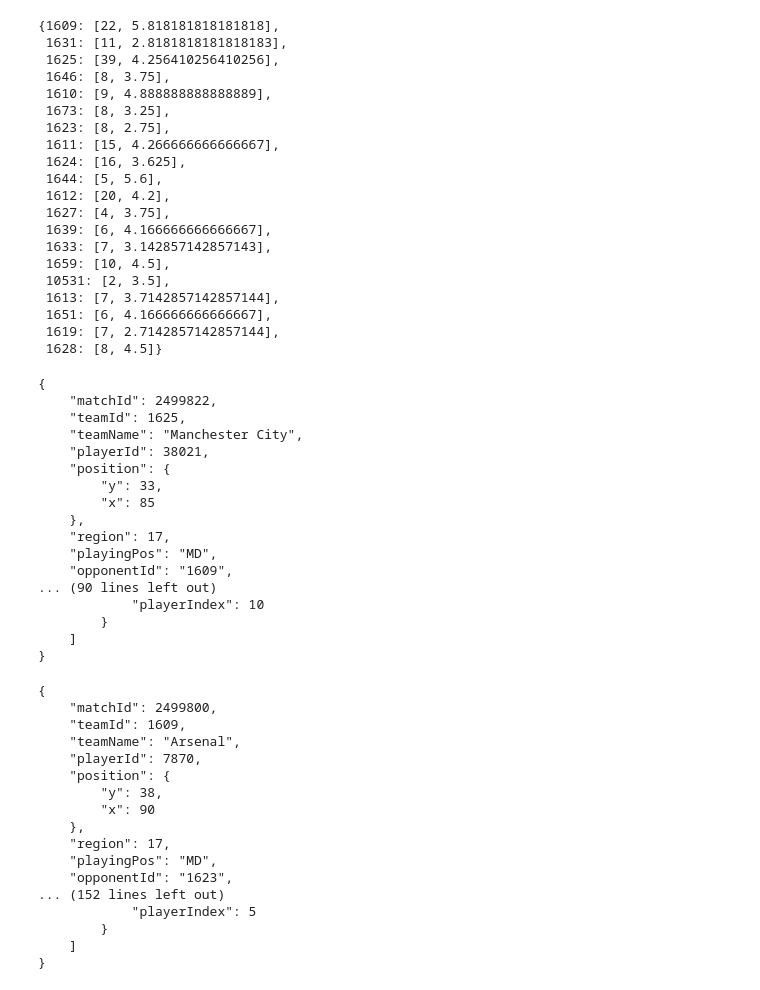
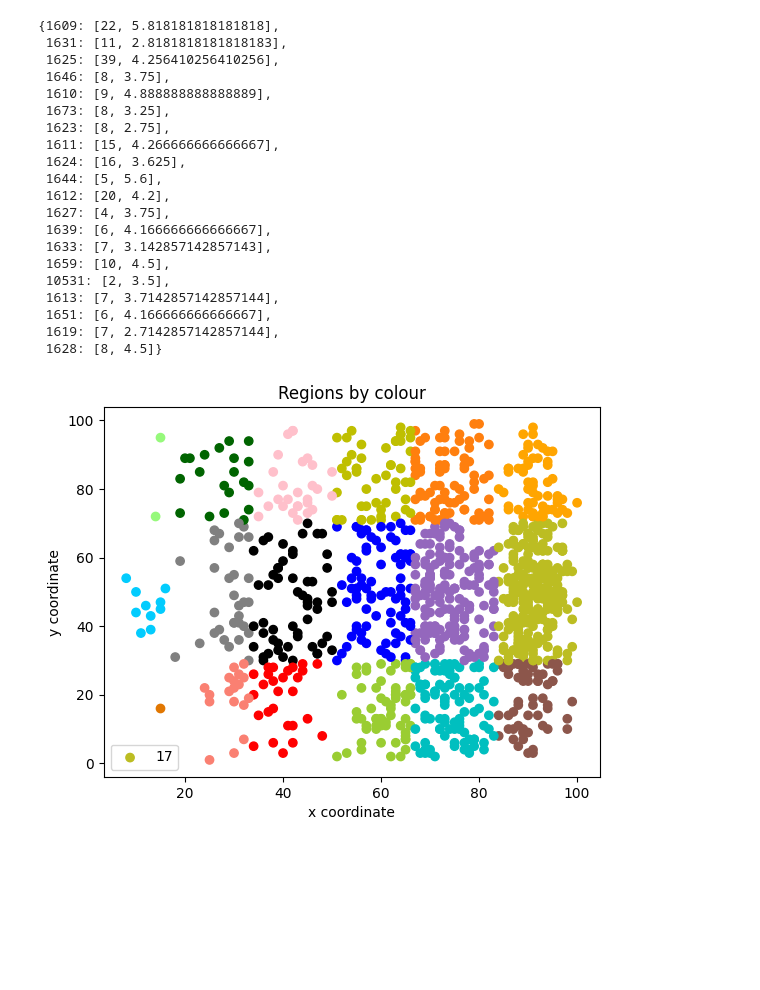
Before and after one commit to ellenleahy95/dissertation, a Jupyter notebook: Code/loadData.ipynb, the cells around one changed output. Cells and saved outputs as stored; diff of their text form; code cells hidden in the pictures; blank space fills up the shorter version.

Commit message:
updating code and adding regions graph

```diff
--- a/Code/loadData.ipynb
+++ b/Code/loadData.ipynb
@@ -215,46 +181,31 @@ goals_per_team_filtered
  1619: [7, 2.7142857142857144],
  1628: [8, 4.5]}
 # %%
-for g in goals[1625]:
-    if g['matchId'] == 2499822:
-        print(json.dumps(g, indent=4))
+x = []
+y = []
+r = []
+
+for k,v in goals.items():
+    for g in goals[k]:
+        x.append(g['position']['x'])
+        y.append(g['position']['y'])
+        r.append(g['region'])
+        for p in g['passes']:
+            x.append(p['position']['x'])
+            y.append(p['position']['y'])
+            r.append(p['region'])
-# %% [output]
-{
-    "matchId": 2499822,
-    "teamId": 1625,
-    "teamName": "Manchester City",
-    "playerId": 38021,
-    "position": {
-        "y": 33,
-        "x": 85
-    },
-    "region": 17,
-    "playingPos": "MD",
-    "opponentId": "1609",
-... (90 lines left out)
-            "playerIndex": 10
-        }
-    ]
-}
-# %%
-for g in goals[1609]:
-    if g['matchId'] == 2499800:
-        print(json.dumps(g, indent=4))
-# %% [output]
-{
-    "matchId": 2499800,
-    "teamId": 1609,
-    "teamName": "Arsenal",
-    "playerId": 7870,
-    "position": {
-        "y": 38,
-        "x": 90
-    },
-    "region": 17,
-    "playingPos": "MD",
-    "opponentId": "1623",
-... (152 lines left out)
-            "playerIndex": 5
-        }
-    ]
-}
+# %%
+from matplotlib.colors import ListedColormap
+
+colors = ['xkcd:pumpkin', "xkcd:bright sky blue", 'xkcd:light green',
+          'salmon', 'grey', 'darkgreen', 'red', 'black', 'pink', 'yellow'
+        'green', 'b', 'y', 'c', 'tab:purple', 'tab:orange', 'tab:brown', 'tab:olive', 'orange']
+cmap = ListedColormap(colors)
+plt.scatter(x, y, c=r, cmap=cmap)
+plt.xlabel('x coordinate')
+plt.ylabel('y coordinate')
+plt.title('Regions by colour')
+plt.legend(r)
+plt.show()
+# %% [output]
+[figure, added]
```
Also changed, not shown: parts of 5 cells of this notebook, 2 other files.
